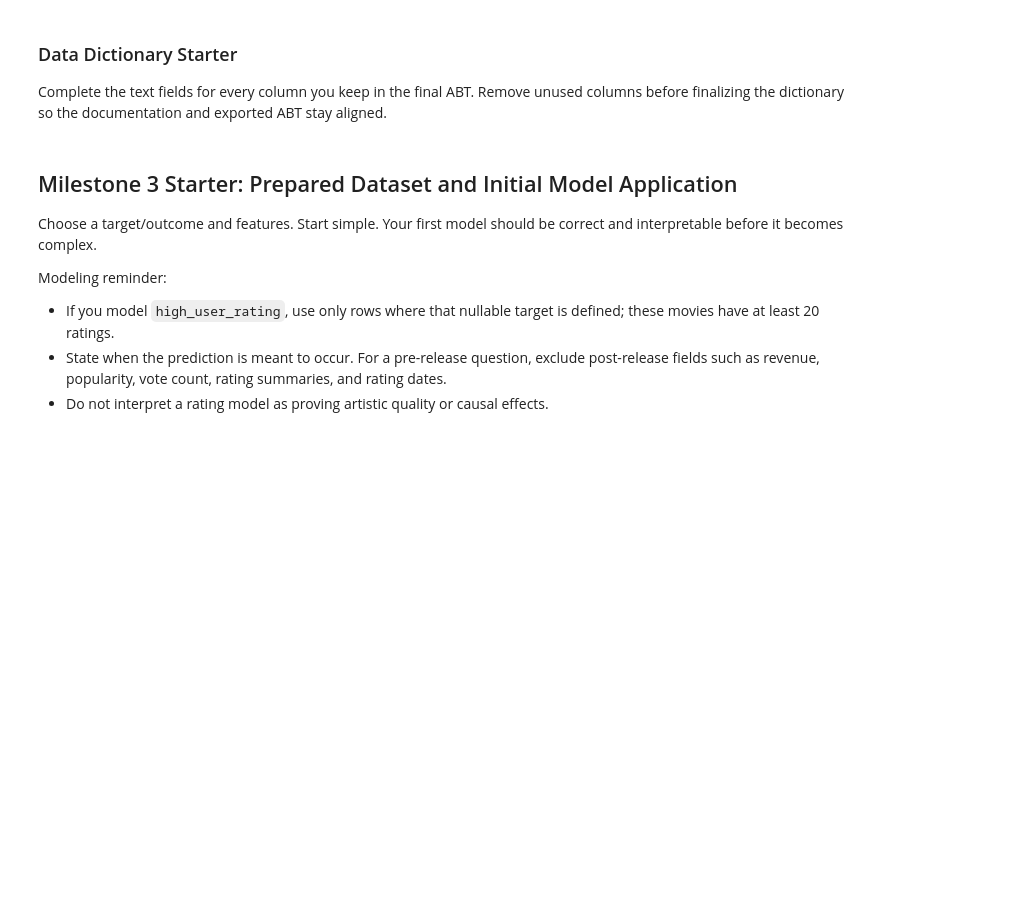
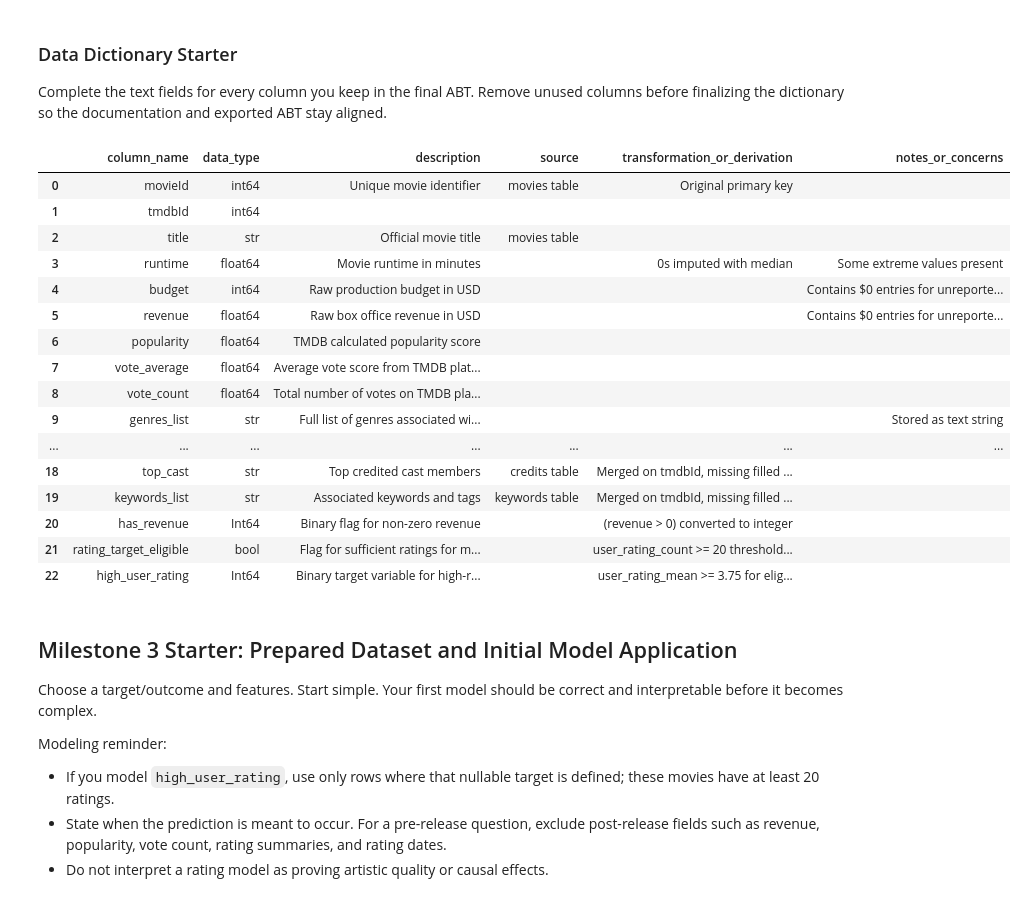
Before and after one commit to joseph-smite/ban6003_movies_project_joseperez, a Jupyter notebook: notebooks/movies_project_starter.ipynb, the cells around one changed output. Saved outputs shown, nothing was run; the diff lists cells and outputs as text; code cells hidden in the pictures; blank space fills up the shorter version.

```diff
--- a/notebooks/movies_project_starter.ipynb
+++ b/notebooks/movies_project_starter.ipynb
@@ -435,17 +531,63 @@ sql_abt_check
 
 Complete the text fields for every column you keep in the final ABT. Remove unused columns before finalizing the dictionary so the documentation and exported ABT stay aligned.
 # %%
+columns_to_drop = ['imdb_id', 'original_title', 'status','release_date', 'genres', 'imbd_id', 'adult', 'production_companies', 'production_countries', 'original_language']
+
+abt_final = abt.drop(columns=[col for col in columns_to_drop if col in abt.columns])
+
 data_dictionary = pd.DataFrame({
-    "column_name": abt.columns,
-    "data_type": [str(abt[column].dtype) for column in abt.columns],
+    "column_name": abt_final.columns,
+    "data_type": [str(abt_final[column].dtype) for column in abt_final.columns],
     "description": "",
     "source": "",
     "transformation_or_derivation": "",
-    "notes_or_concerns": "",
+    "notes_or_concerns": ""
 })
 
+data_dictionary.loc[data_dictionary["column_name"] == "movieId", ["description", "source", "transformation_or_derivation"]] = ["Unique movie identifier", "movies table", "Original primary key"]
+data_dictionary.loc[data_dictionary["column_name"] == "tmdbld", ["description", "source", "transformation_or_derivation"]] = ["TMDB unique identifier", "movies table", "Original key used for metadata joins"]
+data_dictionary.loc[data_dictionary["column_name"] == "title", ["description", "source"]] = ["Official movie title", "movies table"]
+data_dictionary.loc[data_dictionary["column_name"] == "runtime", ["description", "transformation_or_derivation", "notes_or_concerns"]] = ["Movie runtime in minutes", "0s imputed with median", "Some extreme values present"]
+data_dictionary.loc[data_dictionary["column_name"] == "budget", ["description", "notes_or_concerns"]] = ["Raw production budget in USD", "Contains $0 entries for unreported budgets"]
+data_dictionary.loc[data_dictionary["column_name"] == "revenue", ["description", "notes_or_concerns"]] = ["Raw box office revenue in USD", "Contains $0 entries for unreported revenues"]
+data_dictionary.loc[data_dictionary["column_name"] == "popularity", ["description"]] = ["TMDB calculated popularity score"]
+data_dictionary.loc[data_dictionary["column_name"] == "vote_average", ["description"]] = ["Average vote score from TMDB platform"]
+data_dictionary.loc[data_dictionary["column_name"] == "vote_count", ["description"]] = ["Total number of votes on TMDB platform"]
+data_dictionary.loc[data_dictionary["column_name"] == "genres_list", ["description", "notes_or_concerns"]] = ["Full list of genres associated with the movie", "Stored as text string"]
+data_dictionary.loc[data_dictionary["column_name"] == "primary_genre", ["description", "transformation_or_derivation"]] = ["Primary genre classification", "Extracted and standardized, missing filled with 'unknown'"]
+data_dictionary.loc[data_dictionary["column_name"] == "release_year", ["description", "transformation_or_derivation"]] = ["Year the movie was released", "Extracted year from release_date datetime conversion"]
+data_dictionary.loc[data_dictionary["column_name"] == "user_rating_mean", ["description", "source", "transformation_or_derivation"]] = ["Average user rating", "ratings table", "Aggregated via groupby(movieId).mean()"]
+data_dictionary.loc[data_dictionary["column_name"] == "user_rating_count", ["description", "source", "transformation_or_derivation"]] = ["Total number of user ratings received", "ratings table", "Aggregated via groupby(movieId).size()"]
+data_dictionary.loc[data_dictionary["column_name"] == "user_rating_std", ["description", "source", "transformation_or_derivation"]] = ["Standard deviation of user ratings", "ratings table", "Aggregated via groupby(movieId).std()"]
+data_dictionary.loc[data_dictionary["column_name"] == "first_rating_date", ["description", "source", "transformation_or_derivation"]] = ["Timestamp of earliest review", "ratings table", "Aggregated via min() on rating timestamps"]
+data_dictionary.loc[data_dictionary["column_name"] == "last_rating_date", ["description", "source", "transformation_or_derivation"]] = ["Timestamp of most recent review", "ratings table", "Aggregated via max() on rating timestamps"]
+data_dictionary.loc[data_dictionary["column_name"] == "director", ["description", "source", "transformation_or_derivation"]] = ["Director of the movie", "credits table", "Merged on tmdbId, missing filled with 'unknown'"]
+data_dictionary.loc[data_dictionary["column_name"] == "top_cast", ["description", "source", "transformation_or_derivation"]] = ["Top credited cast members", "credits table", "Merged on tmdbId, missing filled with 'unknown'"]
+data_dictionary.loc[data_dictionary["column_name"] == "keywords_list", ["description", "source", "transformation_or_derivation"]] = ["Associated keywords and tags", "keywords table", "Merged on tmdbId, missing filled with 'unknown'"]
+data_dictionary.loc[data_dictionary["column_name"] == "has_revenue", ["description", "transformation_or_derivation"]] = ["Binary flag for non-zero revenue", "(revenue > 0) converted to integer"]
+data_dictionary.loc[data_dictionary["column_name"] == "rating_target_eligible", ["description", "transformation_or_derivation"]] = ["Flag for sufficient ratings for modeling", "user_rating_count >= 20 threshold check"]
+data_dictionary.loc[data_dictionary["column_name"] == "high_user_rating", ["description", "transformation_or_derivation"]] = ["Binary target variable for high-rated movies", "user_rating_mean >= 3.75 for eligible movies"]
+
 # Hint: use .loc[] to document one column at a time, following the Week 11 pattern.
-data_dictionary.head()
+display(data_dictionary)
+# %% [output]
+|  | column_name | data_type | description | source | transformation_or_derivation | notes_or_concerns |
+| 0 | movieId | int64 | Unique movie identifier | movies table | Original primary key |  |
+| 1 | tmdbId | int64 |  |  |  |  |
+| 2 | title | str | Official movie title | movies table |  |  |
+| 3 | runtime | float64 | Movie runtime in minutes |  | 0s imputed with median | Some extreme values present |
+| 4 | budget | int64 | Raw production budget in USD |  |  | Contains $0 entries for unreporte... |
+| 5 | revenue | float64 | Raw box office revenue in USD |  |  | Contains $0 entries for unreporte... |
+| 6 | popularity | float64 | TMDB calculated popularity score |  |  |  |
+| 7 | vote_average | float64 | Average vote score from TMDB plat... |  |  |  |
+| 8 | vote_count | float64 | Total number of votes on TMDB pla... |  |  |  |
+| 9 | genres_list | str | Full list of genres associated wi... |  |  | Stored as text string |
+| ... | ... | ... | ... | ... | ... | ... |
+| 18 | top_cast | str | Top credited cast members | credits table | Merged on tmdbId, missing filled ... |  |
+| 19 | keywords_list | str | Associated keywords and tags | keywords table | Merged on tmdbId, missing filled ... |  |
+| 20 | has_revenue | Int64 | Binary flag for non-zero revenue |  | (revenue > 0) converted to integer |  |
+| 21 | rating_target_eligible | bool | Flag for sufficient ratings for m... |  | user_rating_count >= 20 threshold... |  |
+| 22 | high_user_rating | Int64 | Binary target variable for high-r... |  | user_rating_mean >= 3.75 for elig... |  |
 # %% [markdown]
 ## Milestone 3 Starter: Prepared Dataset and Initial Model Application
 
```
Also changed, not shown: parts of 4 cells of this notebook.
